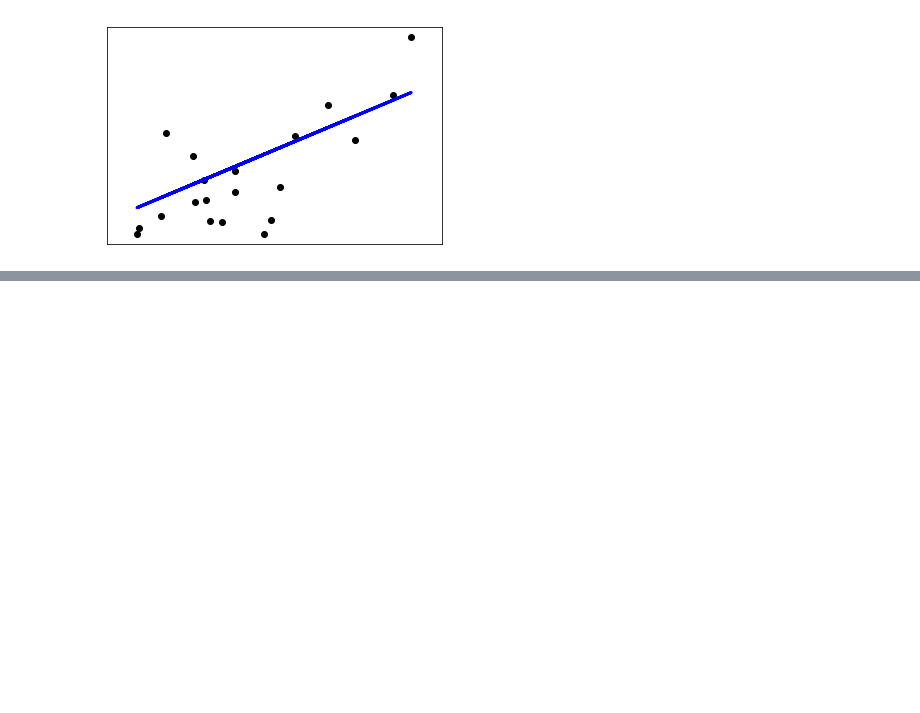
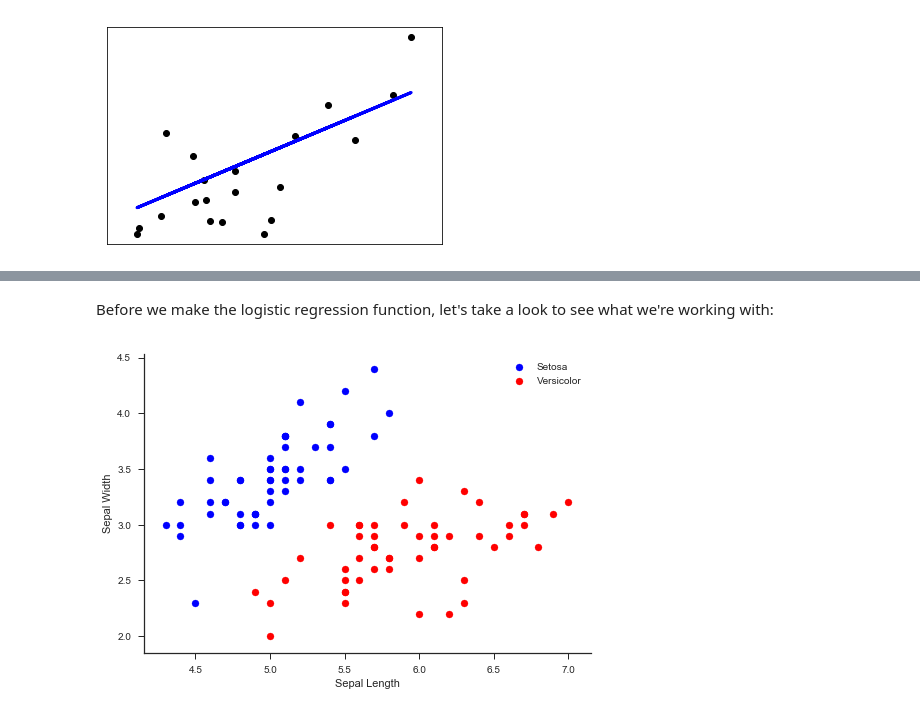
Before and after one commit to clesleycode/regression, a Jupyter notebook: regression.ipynb, the cells around one changed output, grey strips where cells are left out. Cells and saved outputs as stored; diff of their text form; code cells hidden in the pictures; blank space fills up the shorter version.

```diff
--- a/regression.ipynb
+++ b/regression.ipynb
@@ -169,0 +307,26 @@ plt.show()
+# %%
+from sklearn import datasets
+import matplotlib.pyplot as plt
+import seaborn as sns
+sns.set(style='ticks', palette='Set2')
+import pandas as pd
+import numpy as np
+import math
+from __future__ import division
+data = datasets.load_iris()
+# %%
+X = data.data[:100, :2]
+y = data.target[:100]
+X_full = data.data[:100, :]
+# %% [markdown]
+Before we make the logistic regression function, let's take a look to see what we're working with:
+# %%
+setosa = plt.scatter(X[:50,0], X[:50,1], c='b')
+versicolor = plt.scatter(X[50:,0], X[50:,1], c='r')
+plt.xlabel("Sepal Length")
+plt.ylabel("Sepal Width")
+plt.legend((setosa, versicolor), ("Setosa", "Versicolor"))
+sns.despine()
+plt.show()
+# %% [output]
+[figure, added]
```
Also changed, not shown: parts of 66 cells of this notebook, 1 other file.
